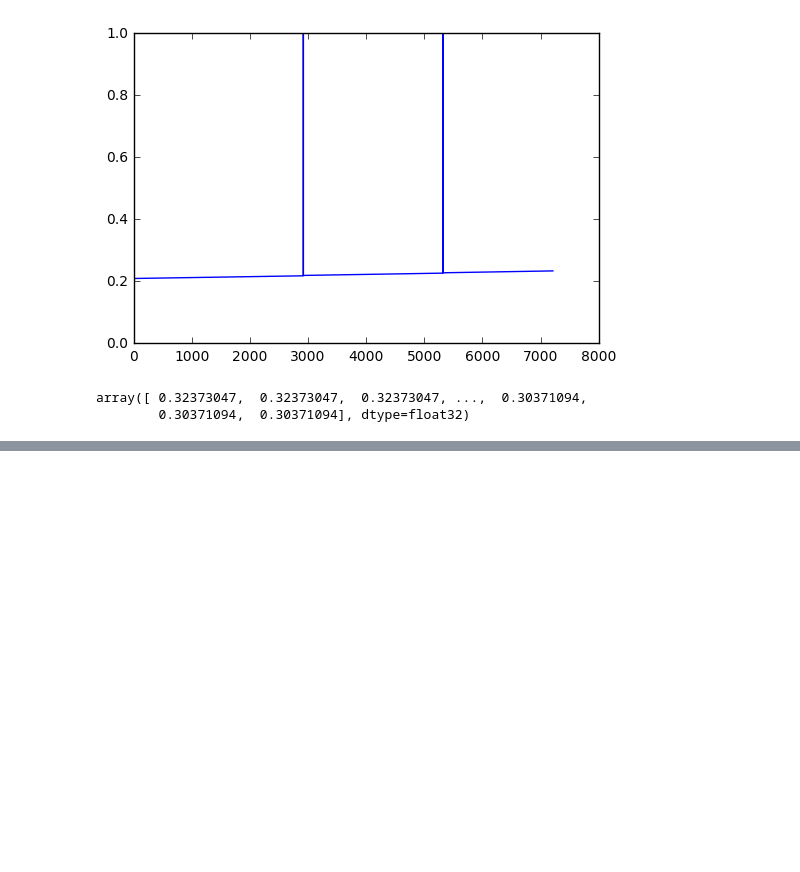
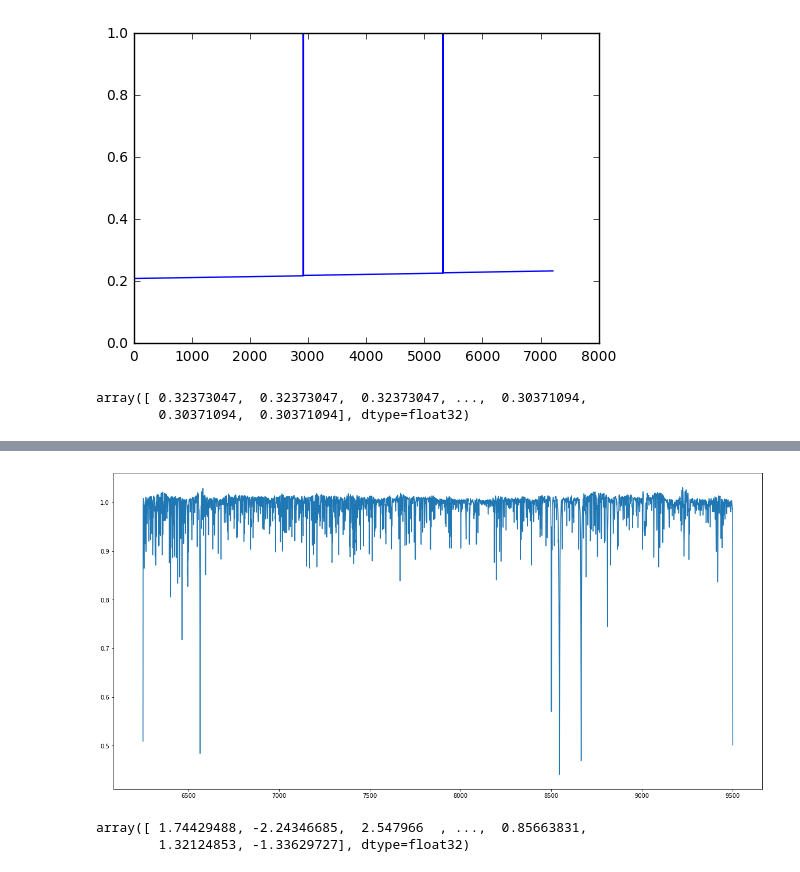
Before and after one commit to NathanSandford/D-Payne, a Jupyter notebook: development/Playground.ipynb, the cells around one changed output, grey strips where cells are left out. Drawn from its saved outputs; the diff is of its cells as text; code cells hidden in the pictures; blank space fills up the shorter version.

```diff
--- a/development/Playground.ipynb
+++ b/development/Playground.ipynb
@@ -286,0 +142,42 @@ KeyError: 'norm_spec is not a file in the archive'
+# %%
+def sigmoid(z):
+    '''
+        This is the activation function used by default in all our neural networks.
+        You can experiment with using an ReLU instead, but I got worse results in
+        some simple tests.
+        '''
+    return 1.0/(1.0 + np.exp(-z))
+
+def get_spectrum_from_neural_net(labels, NN_coeffs):
+    '''
+        Predict the rest-frame spectrum (normalized or unnormalized) of a single star.
+        Note that the NN_coeffs (and potentially, labels) can be different depending on
+        whether we're getting a normalized or unnormalized spectrum.
+        '''
+
+    # assuming your NN was only a single hidden layer.
+    try:
+        w_array_0, w_array_1, w_array_2, b_array_0, b_array_1, b_array_2, x_min, x_max = NN_coeffs
+        n_hidden = 2
+    except ValueError:
+        w_array_0, w_array_1, b_array_0, b_array_1, x_min, x_max = NN_coeffs
+        n_hidden = 1
+    scaled_labels = (labels - x_min)/(x_max - x_min) - 0.5
+
+    if n_hidden == 1:
+        # This is just efficient matrix multiplication---quite a bit faster than np.dot()
+        inside = np.einsum('ijk,k->ij', w_array_0, scaled_labels) + b_array_0
+        outside = np.einsum('ij,ij->i', w_array_1, sigmoid(inside)) + b_array_1
+    elif n_hidden == 2:
+        # I'm not familiar enough with einsum to do the same for NN with 2 hidden layers
+        inside = sigmoid(np.dot(w_array_0,scaled_labels) + b_array_0)
+        middle = sigmoid(np.sum(w_array_1 * inside, axis = 1) + b_array_1)
+        outside = w_array_2 * middle + b_array_2
+    spectrum = outside
+    return spectrum
+# %%
+NN_coeffs = read_in_neural_network(name='norm_spectra_approx')
+labels = np.array([0,0,0,0,0,0,0,0,5780,4.438])
+
+spec = get_spectrum_from_neural_net(labels,NN_coeffs)
+wave = load_wavelength_array()
@@ -286,0 +200,10 @@ KeyError: 'norm_spec is not a file in the archive'
+# %%
+plt.plot(wave,spec)
+plt.show()
+# %% [output]
+[figure, added]
+# %%
+b_array_2
+# %% [output]
+array([ 1.74429488, -2.24346685,  2.547966  , ...,  0.85663831,
+        1.32124853, -1.33629727], dtype=float32)
```
Also changed, not shown: parts of 8 cells of this notebook, 31 other files.
